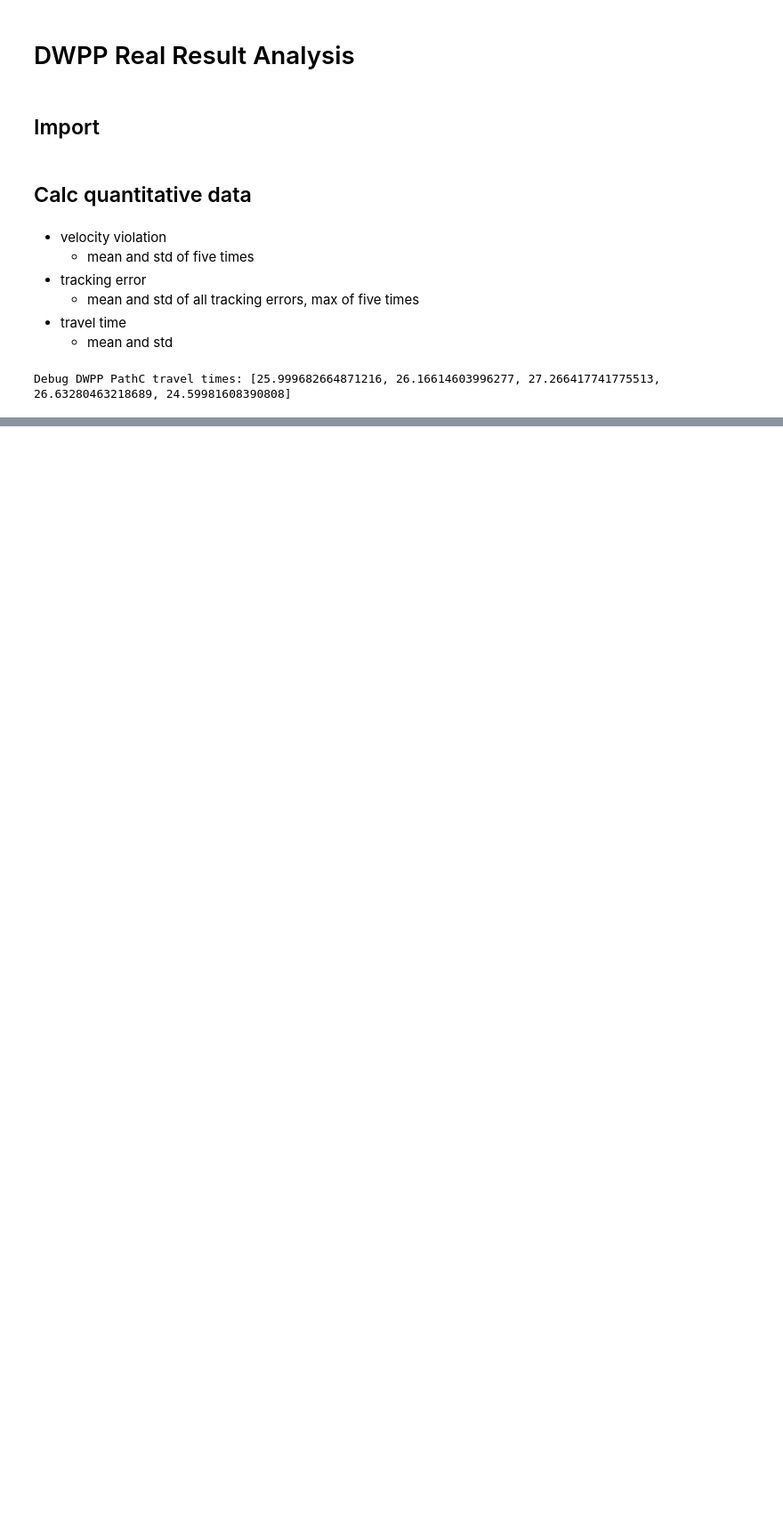
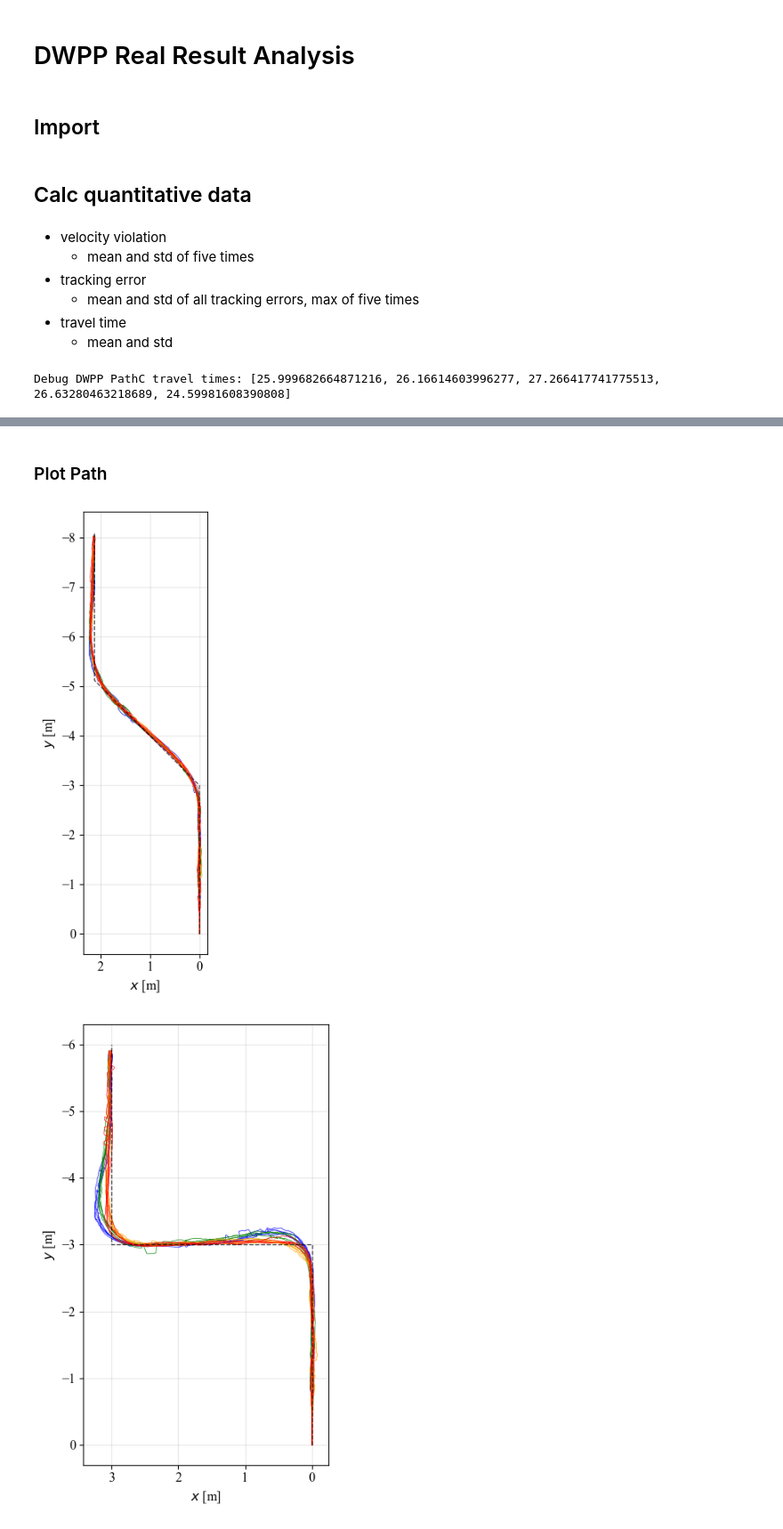
Before and after one commit to Decwest/dwpp_test_simulation, a Jupyter notebook: ipynb/dwpp_real_experiment_analysis.ipynb, the cells around one changed output, grey strips where cells are left out. Shown at 89% size. Saved outputs shown, nothing was run; the diff lists cells and outputs as text; code cells hidden in the pictures; blank space fills up the shorter version.

Commit message:
:zap: draw robot trajectory
Signed-off-by: Decwest <fumiyaonishi1016@gmail.com>

```diff
--- a/ipynb/dwpp_real_experiment_analysis.ipynb
+++ b/ipynb/dwpp_real_experiment_analysis.ipynb
@@ -15,6 +15,12 @@ import analysis_lib as al
 
 path_list = ["PathA", "PathB", "PathC"]
 controller_list = ["PP", "APP", "RPP", "DWPP"]
+PathA, PathB, PathC = al.make_path()
+reference_path = {
+    "PathA": PathA,
+    "PathB": PathB,
+    "PathC": PathC
+}
 # %% [markdown]
 ## Calc quantitative data
 # %%
@@ -191,0 +200,39 @@ travel_time_std_table.to_csv("/home/decwest/decwest_workspace/dwpp_test_simulati
+# %% [markdown]
+### Plot Path
+# %%
+color_dict = {"PP": "blue", "APP": "green", "RPP": "orange", "DWPP": "red"}
+
+
+for path_name in path_list:
+    fig = plt.figure(figsize=(6.5,6.5))
+    ax = fig.add_subplot(1, 1, 1)
+
+    for controller_name in controller_list:
+        data_list = all_data_dict[path_name][controller_name]
+
+        xs = [d["x"] for d in data_list]
+        ys = [d["y"] for d in data_list]
+
+        for x, y in zip(xs, ys):
+            ax.plot(y, [-x for x in x], color=color_dict[controller_name], label=controller_name, linewidth=0.5)
+
+    ref_x = [point[0] for point in  reference_path[path_name]]
+    ref_y = [point[1] for point in reference_path[path_name]]
+    ax.plot(ref_y, [-x for x in ref_x], 'k--', label='Reference Path', linewidth=1, alpha=0.7)
+    ax.set_xlabel('$x$ [m]')
+    ax.set_ylabel('$y$ [m]')
+
+    ax.grid(True, alpha=0.3)
+    ax.set_aspect('equal')
+    ax.invert_xaxis()
+    ax.invert_yaxis()
+    plt.tight_layout()
+    # plt.legend()
+
+    filepath = f'/home/decwest/decwest_workspace/dwpp_test_simulation/data/real_robot_experiment/{path_name}/path_comparison.png'
+
+    plt.savefig(filepath, dpi=300, bbox_inches='tight')
+    plt.show()
+# %% [output]
+[figure, added]
+[figure, added]
```
Also changed, not shown: parts of 6 cells of this notebook, 5 other files.
